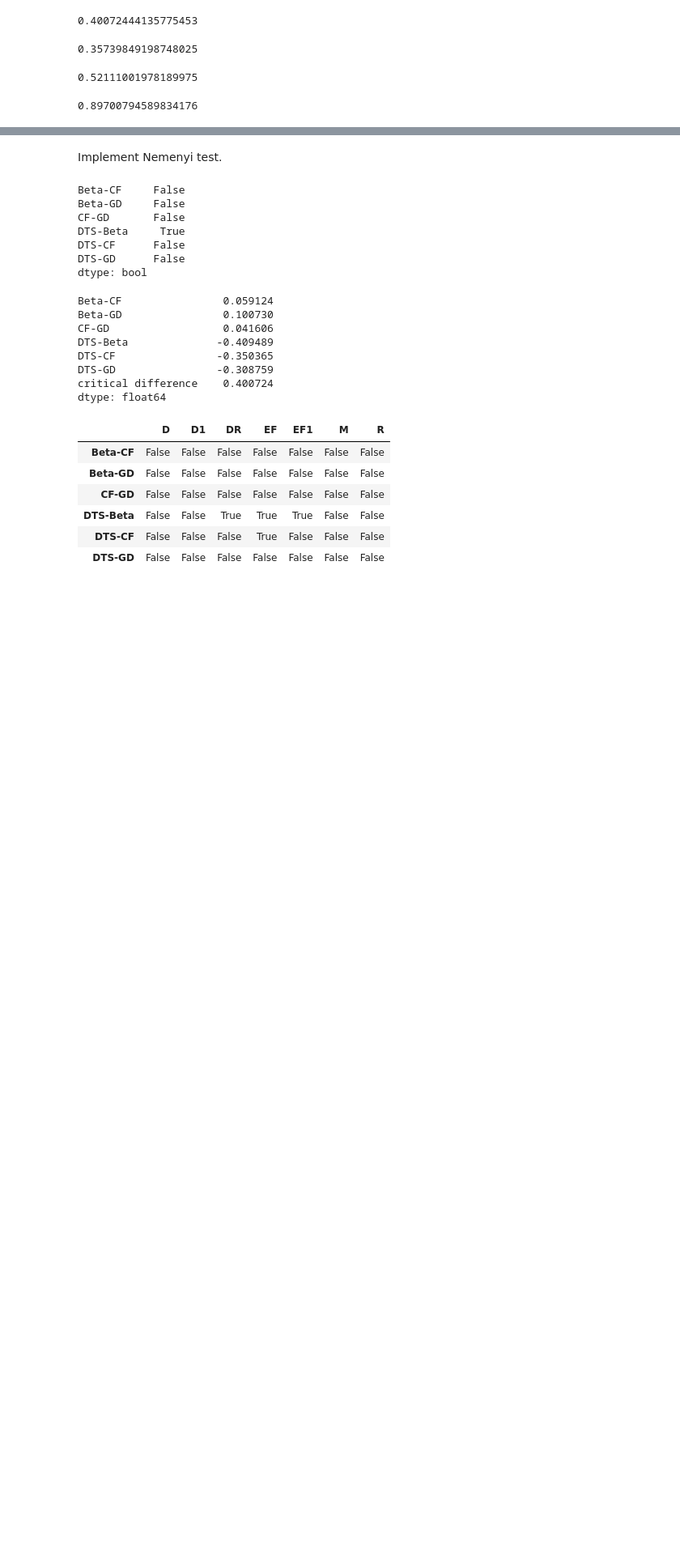
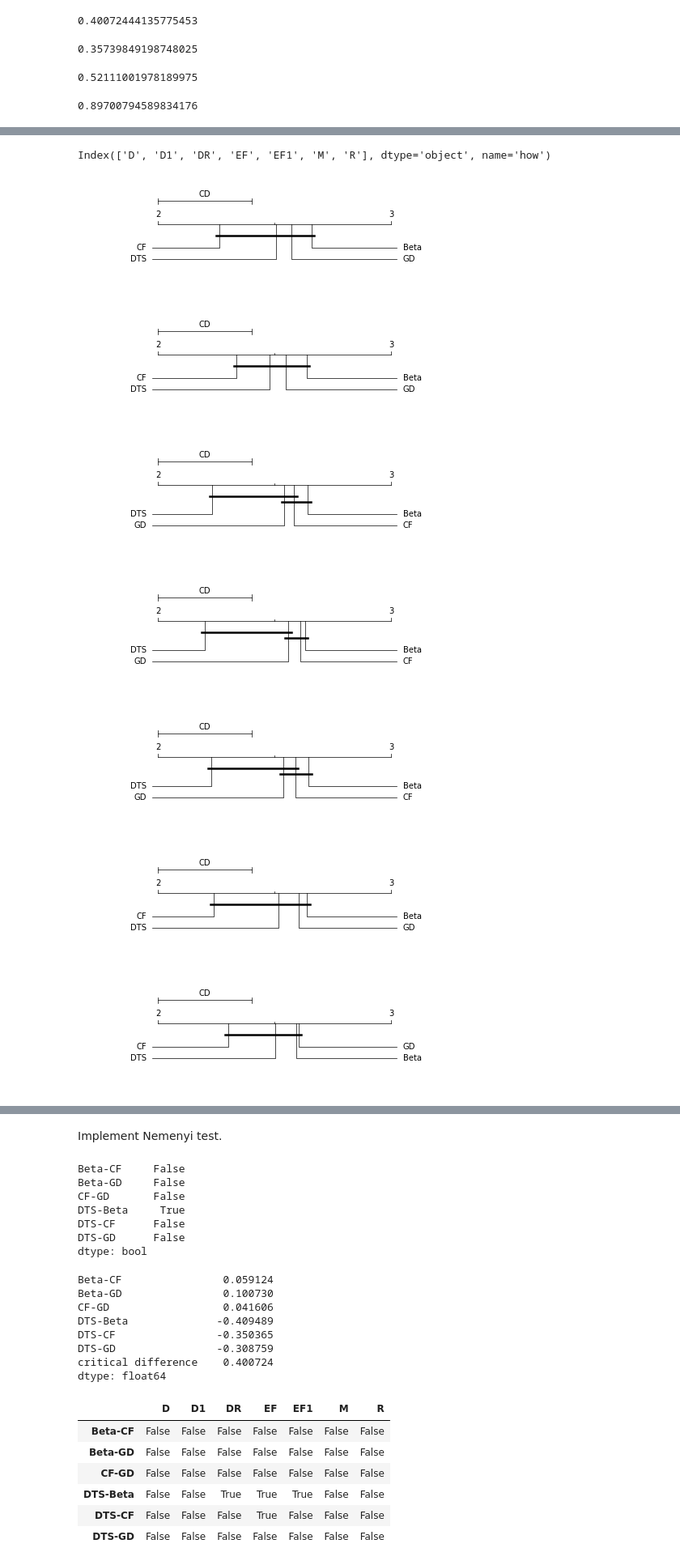
Before and after one commit to cropbox/rda, a Jupyter notebook: nb/evaluation/evaluation.ipynb, the cells around one changed output, grey strips where cells are left out. Shown: that part at 81% size. Drawn from its saved outputs; the diff is of its cells as text; code cells hidden in the pictures; blank space fills up the shorter version.

```diff
--- a/nb/evaluation.ipynb
+++ b/nb/evaluation/evaluation.ipynb
@@ -274,0 +288,17 @@ critical_difference(0.05, 8, 137)
+# %%
+def plot_ranks_all(rdf, p=0.05, mark=None, lowv=None, highv=None, **kwargs):
+    hows = rdf.index.levels[0]
+    print(hows)
+    for how in hows:
+        plot_ranks(rdf, how, p, mark, lowv, highv, **kwargs)
+# %%
+plot_ranks_all(rii2, lowv=2, highv=3)
+# %% [output]
+Index(['D', 'D1', 'DR', 'EF', 'EF1', 'M', 'R'], dtype='object', name='how')
+[figure, added]
+[figure, added]
+[figure, added]
+[figure, added]
+[figure, added]
+[figure, added]
+[figure, added]
```
Also changed, not shown: parts of 6 cells of this notebook, 12 other files.
